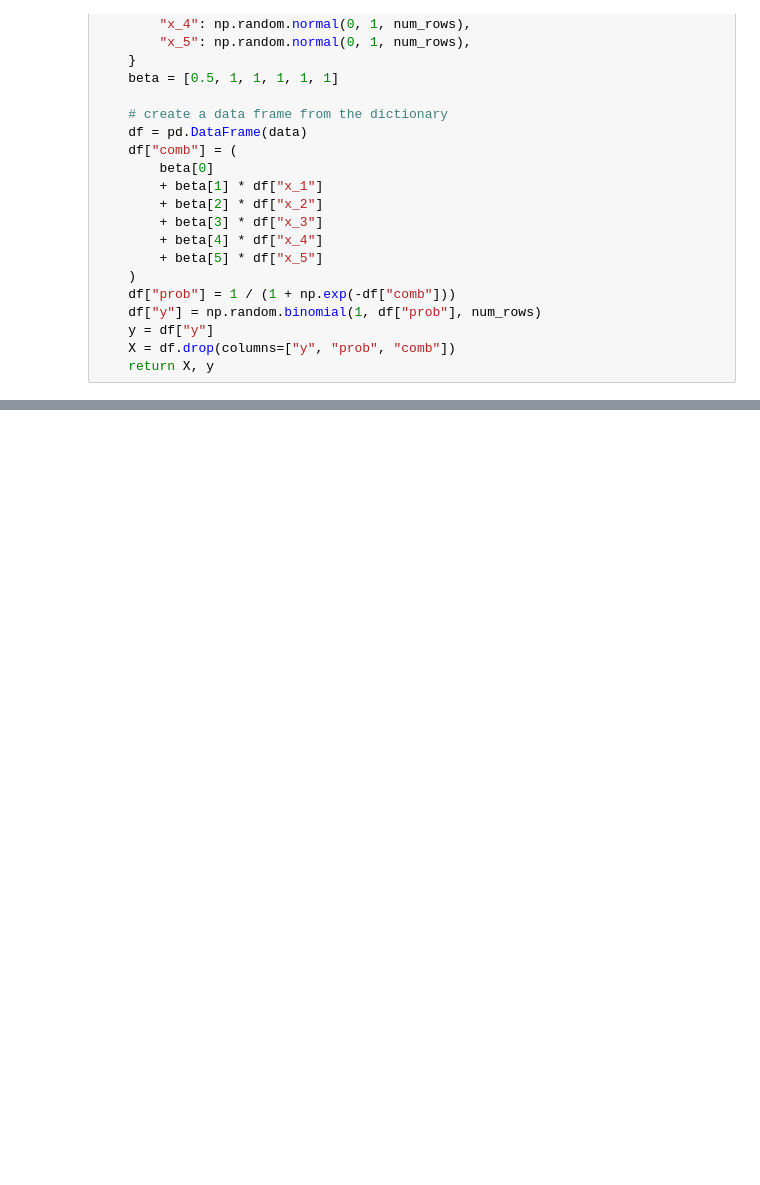
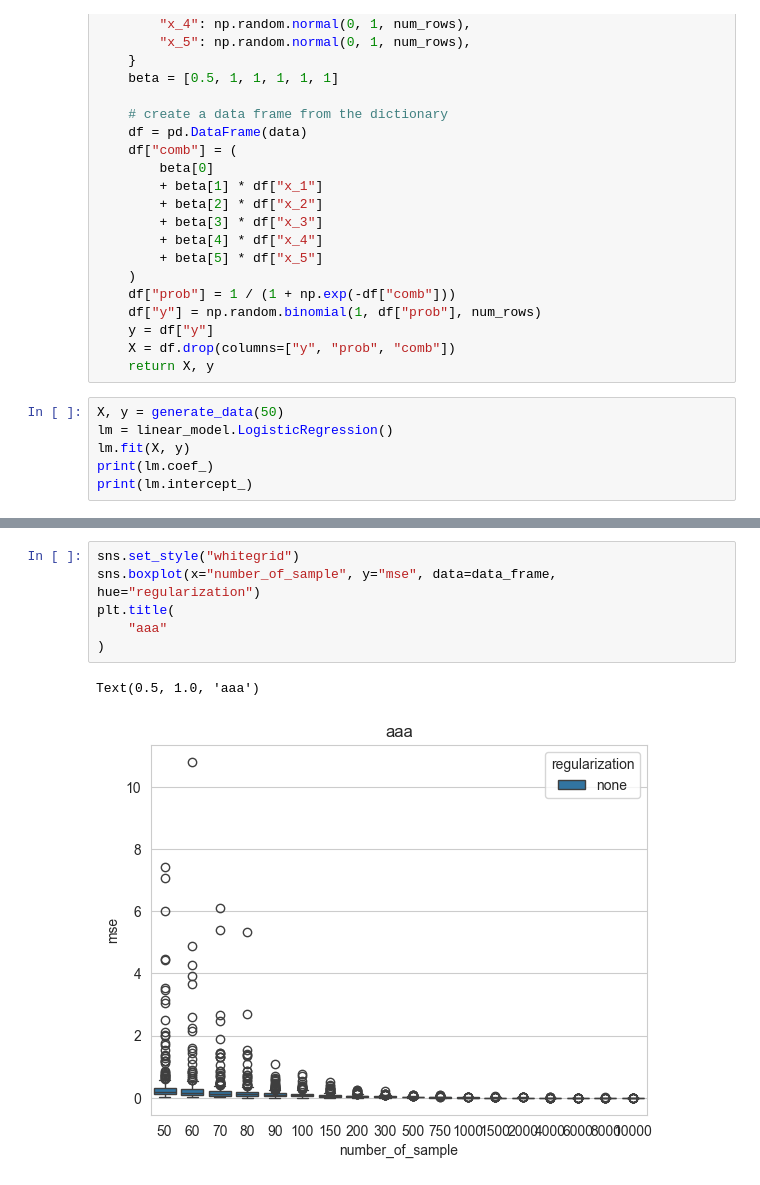
Before and after one commit to nizwant/adv_ml_labs, a Jupyter notebook: logistic_regression.ipynb, the cells around one changed output, grey strips where cells are left out. Cells and saved outputs as stored; diff of their text form; blank space fills up the shorter version.

```diff
--- a/logistic_regression.ipynb
+++ b/logistic_regression.ipynb
@@ -57,3 +61,9 @@ def generate_data(num_rows):
     y = df["y"]
     X = df.drop(columns=["y", "prob", "comb"])
     return X, y
+# %%
+X, y = generate_data(50)
+lm = linear_model.LogisticRegression()
+lm.fit(X, y)
+print(lm.coef_)
+print(lm.intercept_)
@@ -59,0 +119,9 @@ def generate_data(num_rows):
+# %%
+sns.set_style("whitegrid")
+sns.boxplot(x="number_of_sample", y="mse", data=data_frame, hue="regularization")
+plt.title(
+    "aaa"
+)
+# %% [output]
+Text(0.5, 1.0, 'aaa')
+[figure, added]
```
Also changed, not shown: parts of 4 cells of this notebook.
